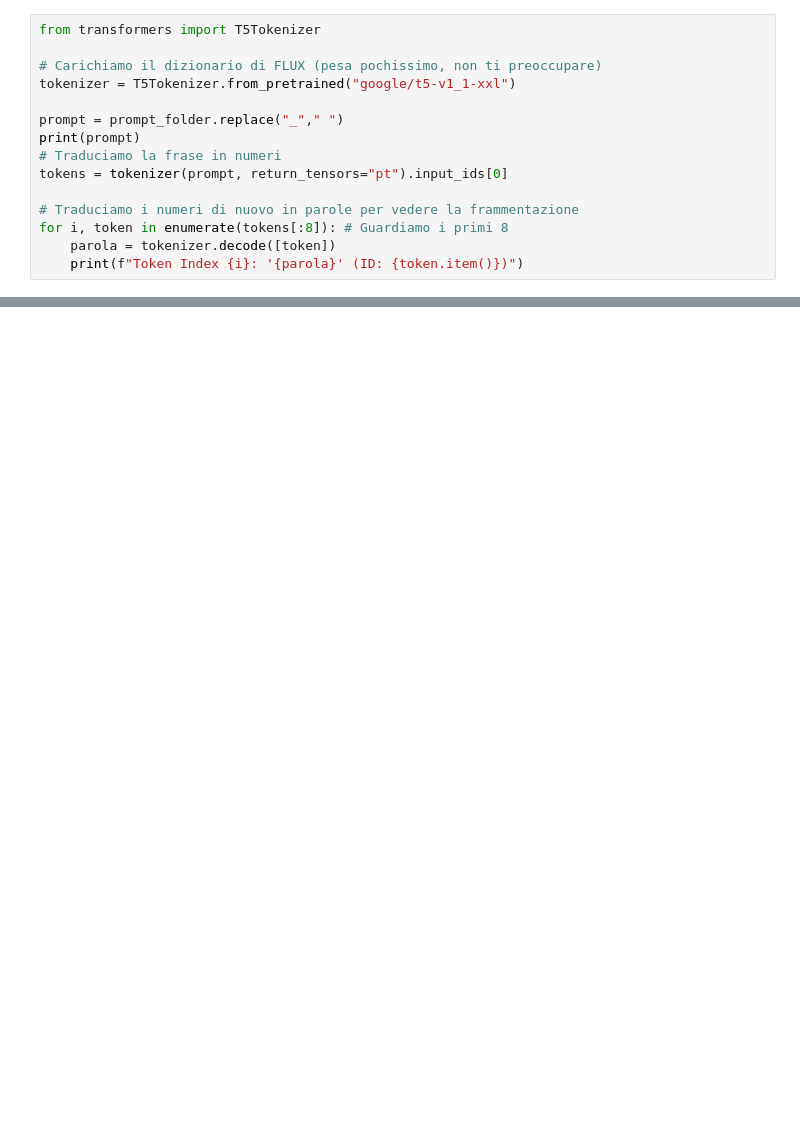
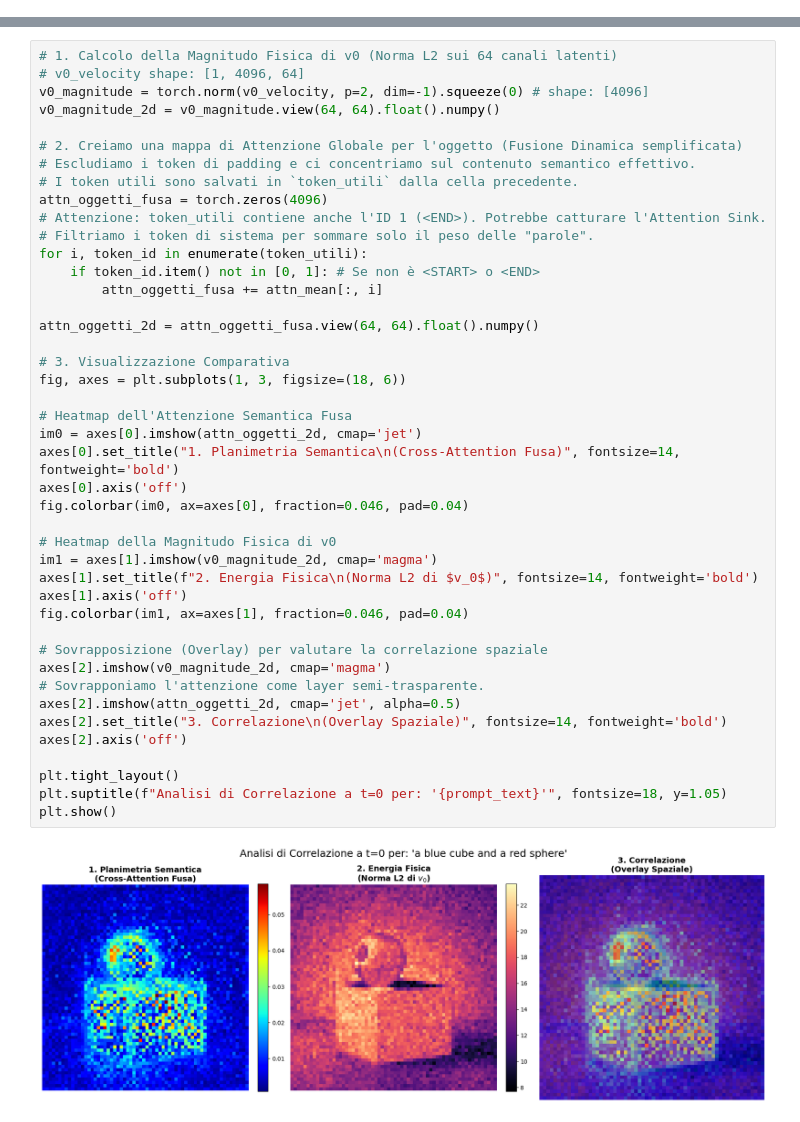
Before and after one commit to PtrTella/FlowStitch, a Jupyter notebook: local_analysis/01_dataset_explorer.ipynb, the cells around one changed output, grey strips where cells are left out. Cells and saved outputs as stored; diff of their text form; blank space fills up the shorter version.

Commit message:
feat: implement flux latent stitching pipeline and associated injection strategies

```diff
--- a/local_analysis/01_dataset_explorer.ipynb
+++ b/local_analysis/01_dataset_explorer.ipynb
@@ -78,15 +156,0 @@ Questo fenomeno si chiama **"Attention Sinks"** (Pozzi di Attenzione). Nei Trans
-# %%
-from transformers import T5Tokenizer
-
-# Carichiamo il dizionario di FLUX (pesa pochissimo, non ti preoccupare)
-tokenizer = T5Tokenizer.from_pretrained("google/t5-v1_1-xxl")
-
-prompt = prompt_folder.replace("_"," ")
-print(prompt)
-# Traduciamo la frase in numeri
-tokens = tokenizer(prompt, return_tensors="pt").input_ids[0]
-
-# Traduciamo i numeri di nuovo in parole per vedere la frammentazione
-for i, token in enumerate(tokens[:8]): # Guardiamo i primi 8
-    parola = tokenizer.decode([token])
-    print(f"Token Index {i}: '{parola}' (ID: {token.item()})")
@@ -152,0 +175,45 @@ plt.show()
+# %%
+# 1. Calcolo della Magnitudo Fisica di v0 (Norma L2 sui 64 canali latenti)
+# v0_velocity shape: [1, 4096, 64]
+v0_magnitude = torch.norm(v0_velocity, p=2, dim=-1).squeeze(0) # shape: [4096]
+v0_magnitude_2d = v0_magnitude.view(64, 64).float().numpy()
+
+# 2. Creiamo una mappa di Attenzione Globale per l'oggetto (Fusione Dinamica semplificata)
+# Escludiamo i token di padding e ci concentriamo sul contenuto semantico effettivo.
+# I token utili sono salvati in `token_utili` dalla cella precedente.
+attn_oggetti_fusa = torch.zeros(4096)
+# Attenzione: token_utili contiene anche l'ID 1 (<END>). Potrebbe catturare l'Attention Sink.
+# Filtriamo i token di sistema per sommare solo il peso delle "parole".
+for i, token_id in enumerate(token_utili):
+    if token_id.item() not in [0, 1]: # Se non è <START> o <END>
+        attn_oggetti_fusa += attn_mean[:, i]
+
+attn_oggetti_2d = attn_oggetti_fusa.view(64, 64).float().numpy()
+
+# 3. Visualizzazione Comparativa
+fig, axes = plt.subplots(1, 3, figsize=(18, 6))
+
+# Heatmap dell'Attenzione Semantica Fusa
+im0 = axes[0].imshow(attn_oggetti_2d, cmap='jet')
+axes[0].set_title("1. Planimetria Semantica\n(Cross-Attention Fusa)", fontsize=14, fontweight='bold')
+axes[0].axis('off')
+fig.colorbar(im0, ax=axes[0], fraction=0.046, pad=0.04)
+
+# Heatmap della Magnitudo Fisica di v0
+im1 = axes[1].imshow(v0_magnitude_2d, cmap='magma')
+axes[1].set_title(f"2. Energia Fisica\n(Norma L2 di $v_0$)", fontsize=14, fontweight='bold')
+axes[1].axis('off')
+fig.colorbar(im1, ax=axes[1], fraction=0.046, pad=0.04)
+
+# Sovrapposizione (Overlay) per valutare la correlazione spaziale
+axes[2].imshow(v0_magnitude_2d, cmap='magma')
+# Sovrapponiamo l'attenzione come layer semi-trasparente.
+axes[2].imshow(attn_oggetti_2d, cmap='jet', alpha=0.5)
+axes[2].set_title("3. Correlazione\n(Overlay Spaziale)", fontsize=14, fontweight='bold')
+axes[2].axis('off')
+
+plt.tight_layout()
+plt.suptitle(f"Analisi di Correlazione a t=0 per: '{prompt_text}'", fontsize=18, y=1.05)
+plt.show()
+# %% [output]
+[figure, added]
```
Also changed, not shown: parts of 15 cells of this notebook, 10 other files.
